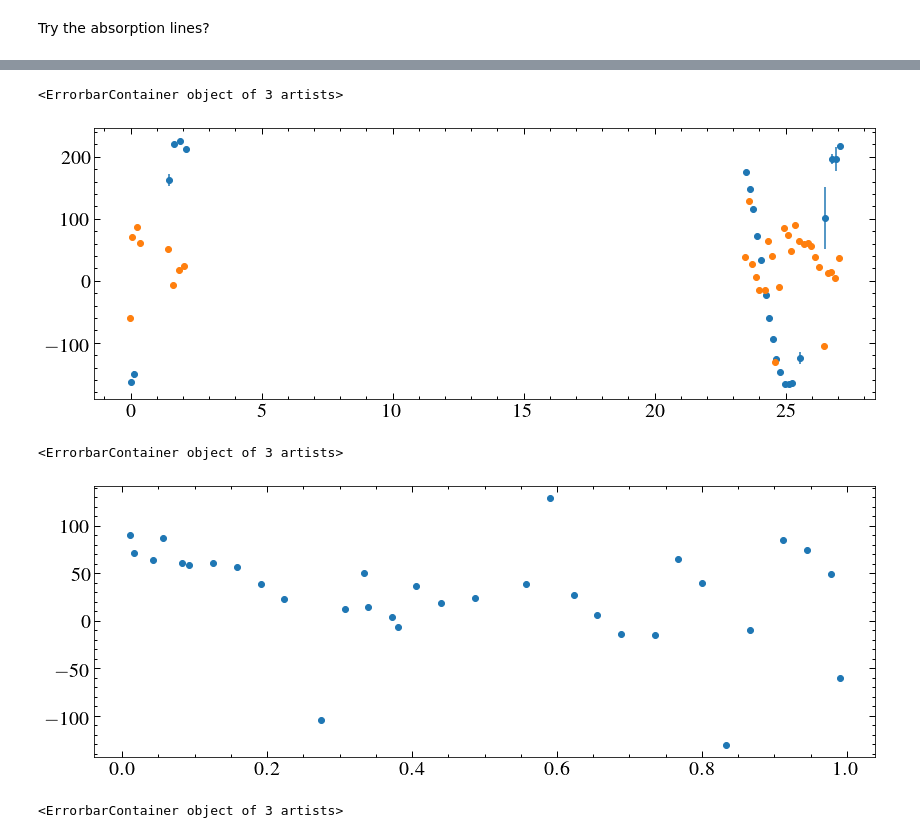
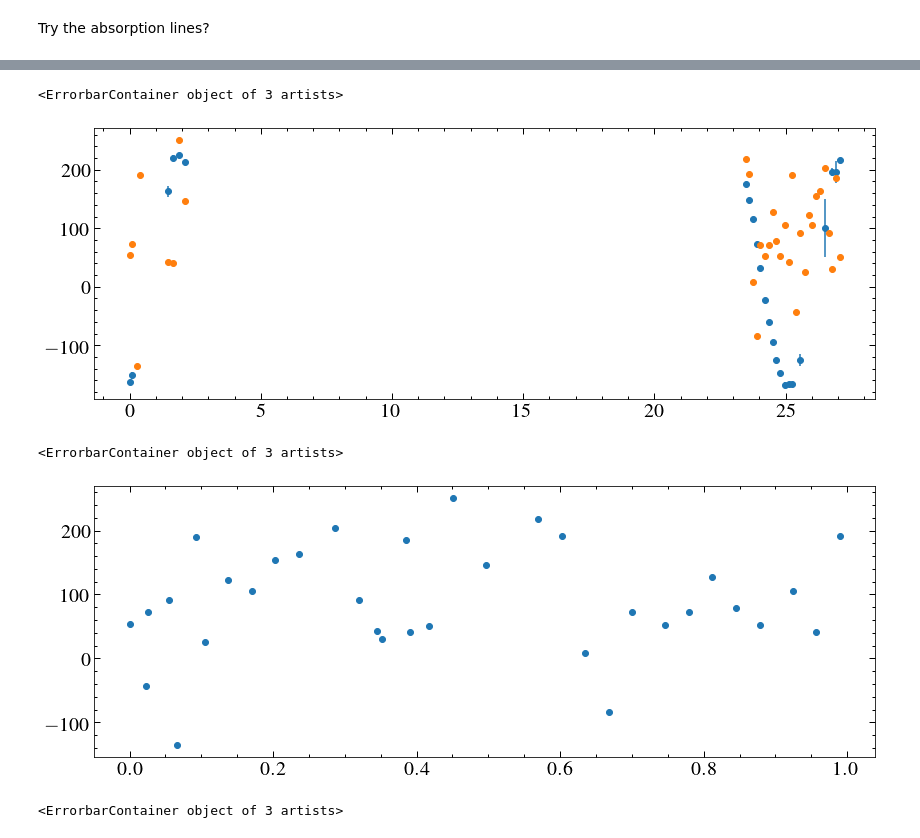
Before and after one commit to davidjwilson/wd-bd, a Jupyter notebook: dv_find.ipynb, the cells around one changed output, grey strips where cells are left out. Drawn from its saved outputs; the diff is of its cells as text; code cells hidden in the pictures.

```diff
--- a/dv_find.ipynb
+++ b/dv_find.ipynb
@@ -303,7 +308,7 @@ for s, x in zip(all_sp['FILENAME'], all_sp['Xs']):
     plt.figure()
 
     plt.axvline(halpha, c='r', ls='--')
-    gg_init = models.Gaussian1D(-0.3, halpha,1.0)+ models.Gaussian1D(-0.5, halpha,0.5)+models.Gaussian1D(-0.2, halpha,30) + models.Const1D(1.0)
+    gg_init = models.Const1D(1.0) + models.Gaussian1D(-0.3, halpha,1.0)+ models.Gaussian1D(-0.4, halpha,0.5, bounds={'amplitude':[-0.35, -0.45]})+models.Gaussian1D(-0.2, halpha,30)
     gg_init.mean_1.tied=tiedfunc
     gg_init.mean_2.tied=tiedfunc
     if x != -1:
@@ -311,14 +316,19 @@ for s, x in zip(all_sp['FILENAME'], all_sp['Xs']):
         obs_lam = x*u.AA
         dv = obs_lam.to(u.km/u.s,  equivalencies=u.doppler_optical(rest_lam))
         h_guess = dv.to(u.AA, equivalencies=u.doppler_optical(halpha*u.AA)).value
-        gg_init += models.Gaussian1D(1.0, h_guess,0.5)
+    else:
+    #    h_guess = halpha-5
+        dt_fold = (date*24)/period %1
+        h_guess = sine_fit(dt_fold)*u.km/u.s
+        h_guess = h_guess.to(u.AA, equivalencies=u.doppler_optical(halpha*u.AA)).value
+    gg_init += models.Gaussian1D(1.0, h_guess,0.5)
 
 
 
     gg_fit = fitter(gg_init, w, f, weights=1/e, maxiter=1000)
     #fit_e = np.sqrt(np.diag(fitter.fit_info['param_cov']))
 
-    print(gg_fit)
+    #print(gg_fit)
     #print(fit_e)
 
     plt.plot(w, f)
@@ -452,16 +364,16 @@ Parameters:
 # %%
 plt.errorbar(t, dvs, yerr=dves, marker='o', ls='none')
-t_abs = (abs_dates - min(abs(dates)))*24
+t_abs = (abs_dates - min(np.array(abs_dates)))*24
 plt.errorbar(t_abs, abs_dvs, ls='none', marker='o')
 # %% [output]
 <ErrorbarContainer object of 3 artists>
-[figure, old version]
+[figure, new version]
 # %%
 abs_fold = (t_abs/period) %1
 plt.errorbar(abs_fold, abs_dvs, ls='none', marker='o')
 # %% [output]
 <ErrorbarContainer object of 3 artists>
-[figure, old version]
+[figure, new version]
 # %%
 fake_dv = np.random.normal(dvs, dves)
 # %%
```
Also changed, not shown: parts of 8 cells of this notebook.
